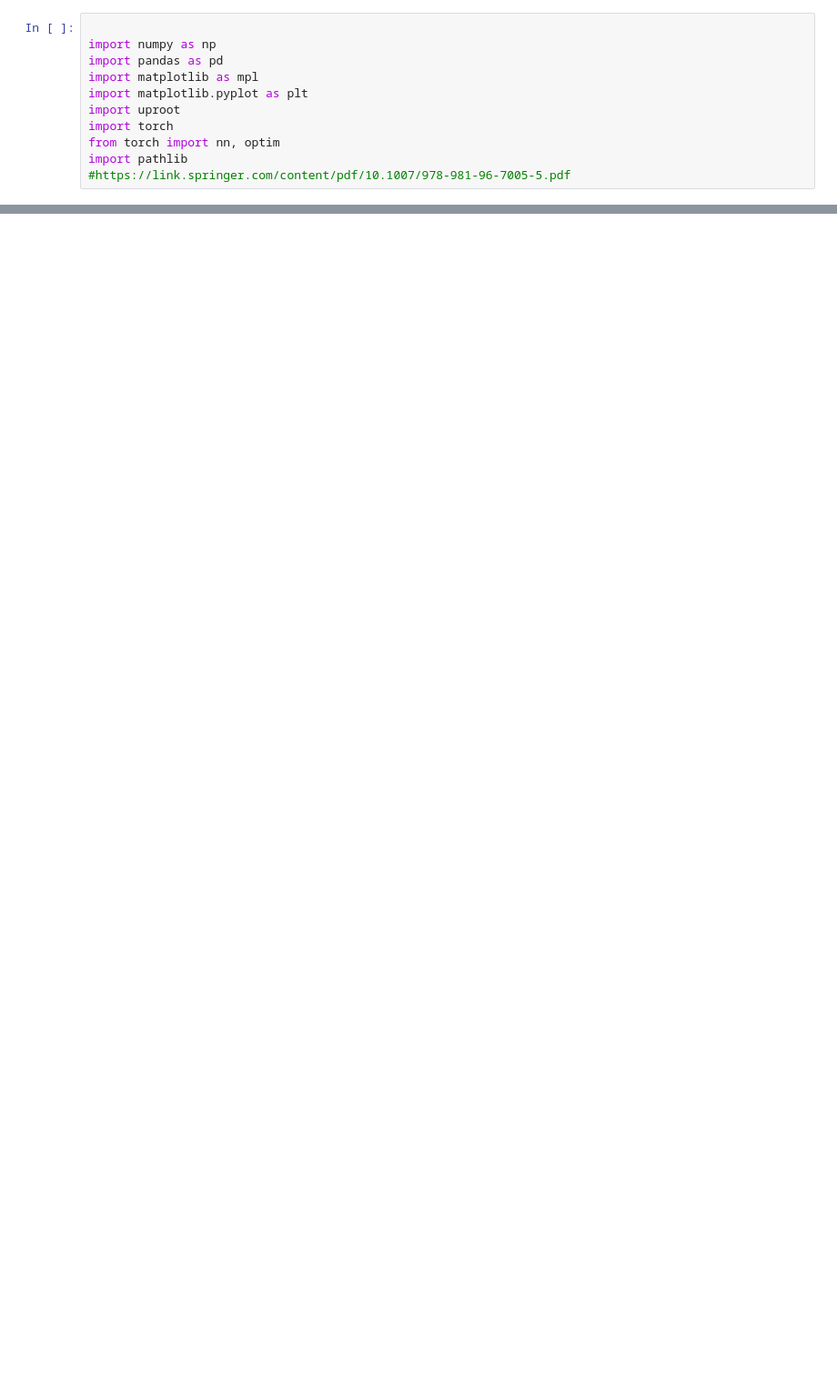
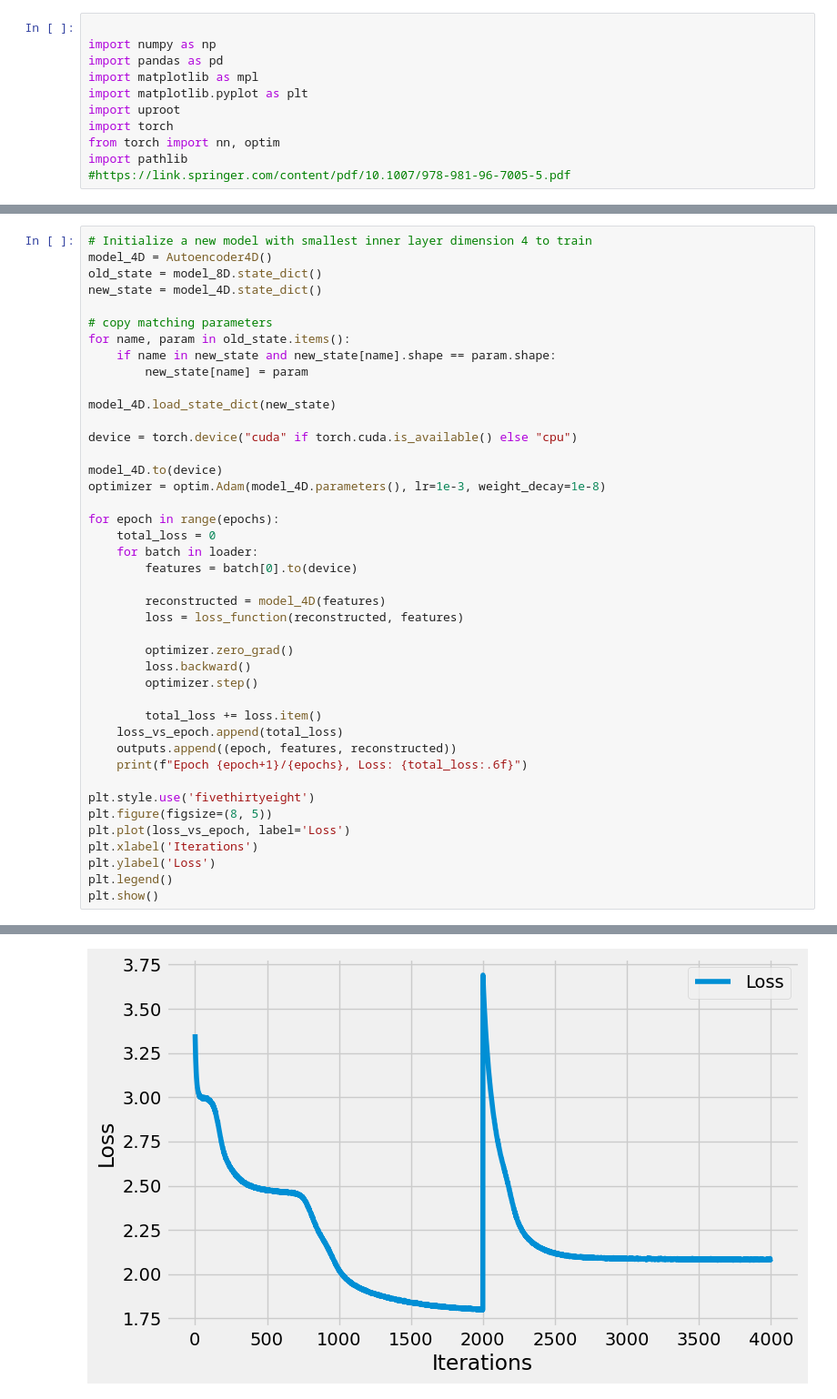
Before and after one commit to SanderGeurts/ML_2025_2026_Jesper_Anna_Sander, a Jupyter notebook: Autoencoders.ipynb, the cells around one changed output, grey strips where cells are left out. Shown at 91% size. Cells and saved outputs as stored; diff of their text form; blank space fills up the shorter version.

```diff
--- a/Autoencoders.ipynb
+++ b/Autoencoders.ipynb
@@ -80,0 +264,43 @@ class Autoencoder(nn.Module):
+# %%
+# Initialize a new model with smallest inner layer dimension 4 to train
+model_4D = Autoencoder4D()
+old_state = model_8D.state_dict()
+new_state = model_4D.state_dict()
+
+# copy matching parameters
+for name, param in old_state.items():
+    if name in new_state and new_state[name].shape == param.shape:
+        new_state[name] = param
+
+model_4D.load_state_dict(new_state)
+
+device = torch.device("cuda" if torch.cuda.is_available() else "cpu")
+
+model_4D.to(device)
+optimizer = optim.Adam(model_4D.parameters(), lr=1e-3, weight_decay=1e-8)
+
+for epoch in range(epochs):
+    total_loss = 0
+    for batch in loader:
+        features = batch[0].to(device)
+
+        reconstructed = model_4D(features)
+        loss = loss_function(reconstructed, features)
+
+        optimizer.zero_grad()
+        loss.backward()
+        optimizer.step()
+
+        total_loss += loss.item()
+    loss_vs_epoch.append(total_loss)
+    outputs.append((epoch, features, reconstructed))
+    print(f"Epoch {epoch+1}/{epochs}, Loss: {total_loss:.6f}")
+
+plt.style.use('fivethirtyeight')
+plt.figure(figsize=(8, 5))
+plt.plot(loss_vs_epoch, label='Loss')
+plt.xlabel('Iterations')
+plt.ylabel('Loss')
+plt.legend()
+plt.show()
+# %% [output]
@@ -80,0 +324 @@ class Autoencoder(nn.Module):
+[figure, added]
```
Also changed, not shown: parts of 9 cells of this notebook, 1 other file.
